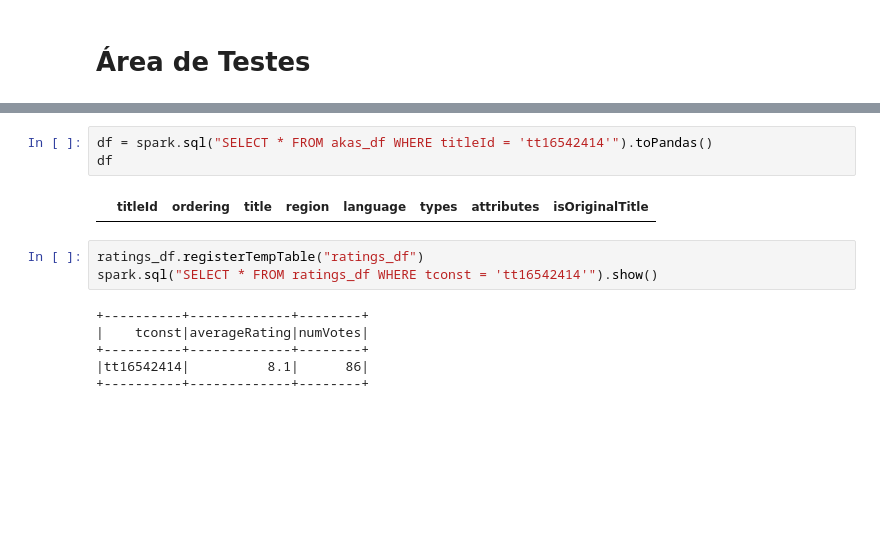
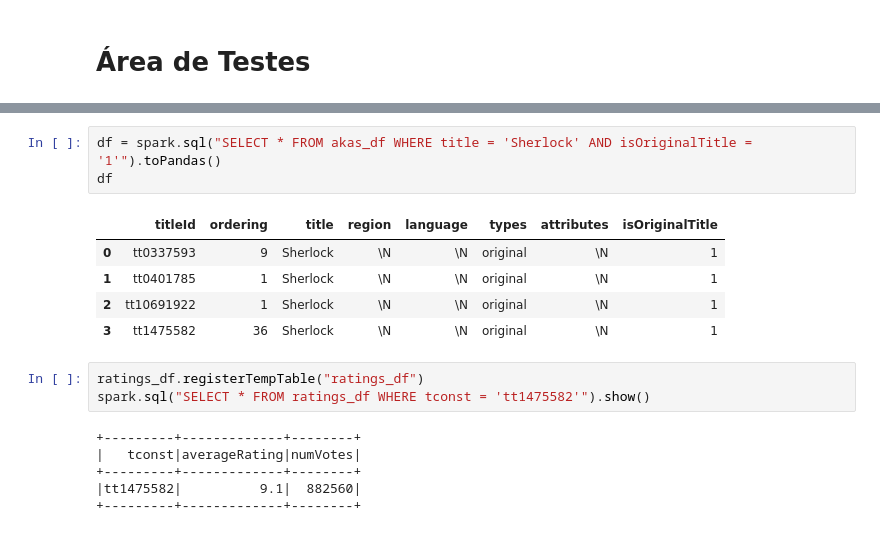
Before and after one commit to vichShir/netflix-analysis, a Jupyter notebook: notebooks/Netflix_Analysis.ipynb, the cells around one changed output, grey strips where cells are left out. Saved outputs shown, nothing was run; the diff lists cells and outputs as text; blank space fills up the shorter version.

Commit message:
Corrigido: título Sherlock com titleId errado

```diff
--- a/notebooks/Netflix_Analysis.ipynb
+++ b/notebooks/Netflix_Analysis.ipynb
@@ -826,18 +831,22 @@ spark.sql("SELECT * FROM akas_df").show(3)
 +---------+--------+--------------------+------+--------+-----------+-------------+---------------+
 only showing top 3 rows
 # %%
-df = spark.sql("SELECT * FROM akas_df WHERE titleId = 'tt16542414'").toPandas()
+df = spark.sql("SELECT * FROM akas_df WHERE title = 'Sherlock' AND isOriginalTitle = '1'").toPandas()
 df
 # %% [output]
 |  | titleId | ordering | title | region | language | types | attributes | isOriginalTitle |
+| 0 | tt0337593 | 9 | Sherlock | \N | \N | original | \N | 1 |
+| 1 | tt0401785 | 1 | Sherlock | \N | \N | original | \N | 1 |
+| 2 | tt10691922 | 1 | Sherlock | \N | \N | original | \N | 1 |
+| 3 | tt1475582 | 36 | Sherlock | \N | \N | original | \N | 1 |
 # %%
 ratings_df.registerTempTable("ratings_df")
-spark.sql("SELECT * FROM ratings_df WHERE tconst = 'tt16542414'").show()
+spark.sql("SELECT * FROM ratings_df WHERE tconst = 'tt1475582'").show()
 # %% [output]
-+----------+-------------+--------+
-|    tconst|averageRating|numVotes|
-+----------+-------------+--------+
-|tt16542414|          8.1|      86|
-+----------+-------------+--------+
++---------+-------------+--------+
+|   tconst|averageRating|numVotes|
++---------+-------------+--------+
+|tt1475582|          9.1|  882560|
++---------+-------------+--------+
 # %%
 basics_df.registerTempTable("basics_df")
```
Also changed, not shown: parts of 5 cells of this notebook, 1 other file.
